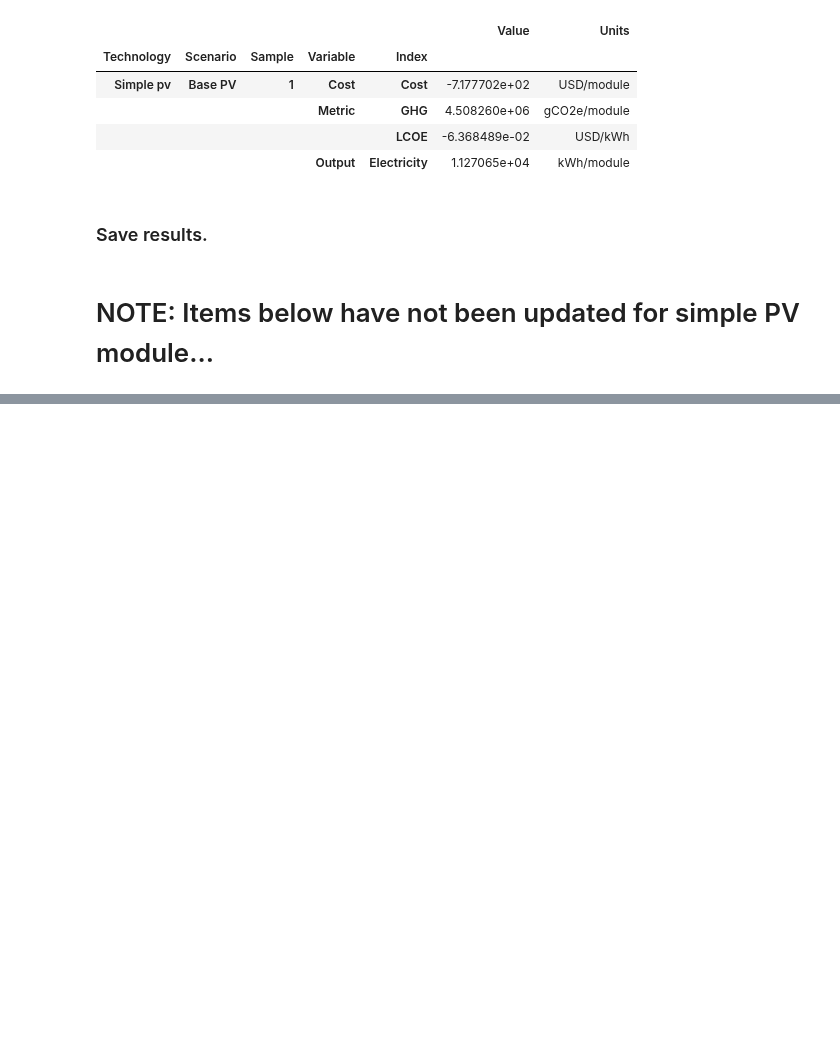
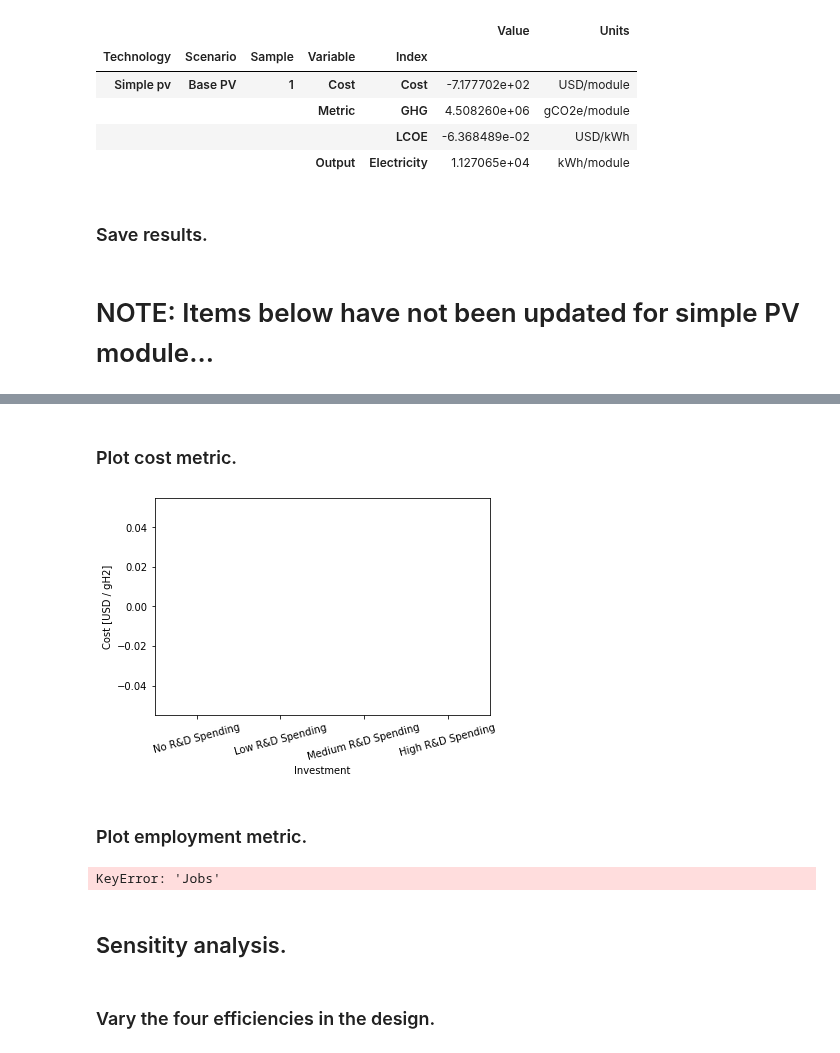
Before and after one commit to NREL/tyche, a Jupyter notebook: examples/utility-pv/utility_pv.ipynb, the cells around one changed output, grey strips where cells are left out. Saved outputs shown, nothing was run; the diff lists cells and outputs as text; code cells hidden in the pictures; blank space fills up the shorter version.

```diff
--- a/examples/utility-pv/utility_pv.ipynb
+++ b/examples/utility-pv/utility_pv.ipynb
@@ -149,0 +235,36 @@ scenario_results.to_csv("output/utility_pv/results.csv")
+# %% [markdown]
+### Plot cost metric.
+# %%
+g = sb.boxplot(
+    x="Investment",
+    y="Value",
+    data=investment_results.metrics.xs(
+        "LCOE",
+        level="Index"
+    ).reset_index()[["Investment", "Value"]],
+    order=["No R&D Spending", "Low R&D Spending", "Medium R&D Spending", "High R&D Spending"]
+)
+g.set(ylabel="Cost [USD / gH2]")
+g.set_xticklabels(g.get_xticklabels(), rotation=15);
+# %% [output]
+[figure, added]
+# %% [markdown]
+### Plot employment metric.
+# %%
+g = sb.boxplot(
+    x="Investment",
+    y="Value",
+    data=investment_results.metrics.xs(
+        "Jobs",
+        level="Index"
+    ).reset_index()[["Investment", "Value"]],
+    order=["No R&D Spending", "Low R&D Spending", "Medium R&D Spending", "High R&D Spending"]
+)
+g.set(ylabel="Employment [job / gH2]")
+g.set_xticklabels(g.get_xticklabels(), rotation=15);
+# %% [output]
+KeyError: 'Jobs'
+# %% [markdown]
+## Sensitity analysis.
+# %% [markdown]
+### Vary the four efficiencies in the design.
```
Also changed, not shown: parts of 86 cells of this notebook, 25 other files.
